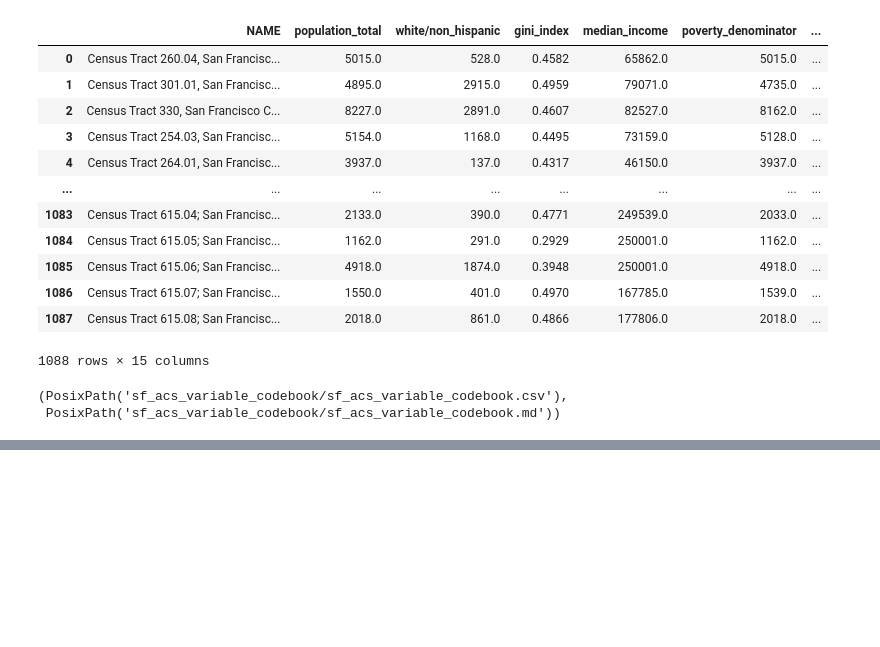
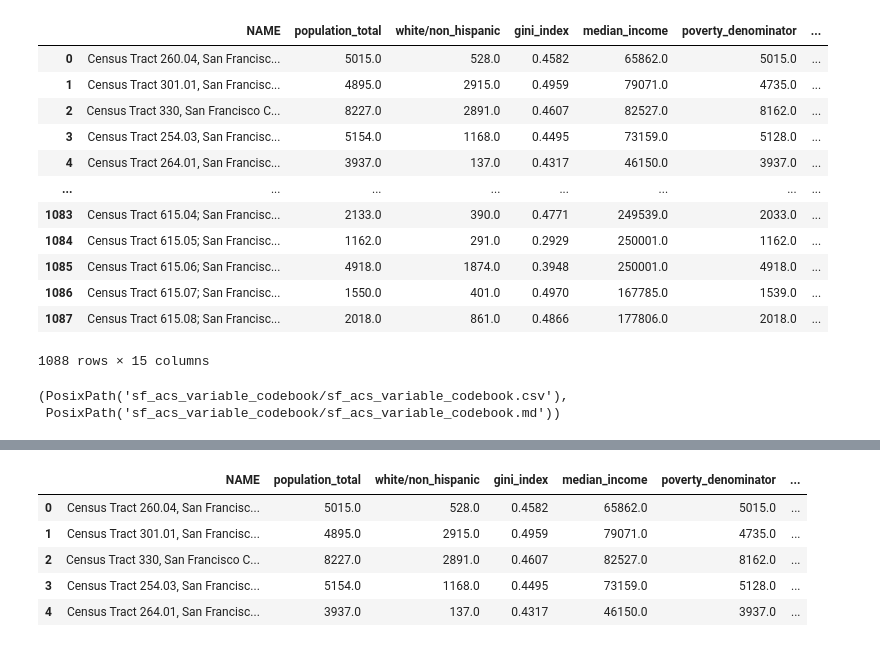
Before and after one commit to meganm2c/MTC-SF-Neighborhood-Amenity-Equity-Project, a Jupyter notebook: sf_eda.ipynb, the cells around one changed output, grey strips where cells are left out. Saved outputs shown, nothing was run; the diff lists cells and outputs as text; code cells hidden in the pictures; blank space fills up the shorter version.

```diff
--- a/sf_eda.ipynb
+++ b/sf_eda.ipynb
@@ -142,0 +239,11 @@ csv_path, md_path
+# %%
+#Merging walk score with time series SF Tract ACS dataframe
+sf_acs_years_with_walkscore = final_sf_acs_years_panel.merge(walkscore_df, on="GEOID", how="left")
+sf_acs_years_with_walkscore.head()
+# %% [output]
+|  | NAME | population_total | white/non_hispanic | gini_index | median_income | poverty_denominator | ... |
+| 0 | Census Tract 260.04, San Francisc... | 5015.0 | 528.0 | 0.4582 | 65862.0 | 5015.0 | ... |
+| 1 | Census Tract 301.01, San Francisc... | 4895.0 | 2915.0 | 0.4959 | 79071.0 | 4735.0 | ... |
+| 2 | Census Tract 330, San Francisco C... | 8227.0 | 2891.0 | 0.4607 | 82527.0 | 8162.0 | ... |
+| 3 | Census Tract 254.03, San Francisc... | 5154.0 | 1168.0 | 0.4495 | 73159.0 | 5128.0 | ... |
+| 4 | Census Tract 264.01, San Francisc... | 3937.0 | 137.0 | 0.4317 | 46150.0 | 3937.0 | ... |
```
Also changed, not shown: parts of 17 cells of this notebook.
